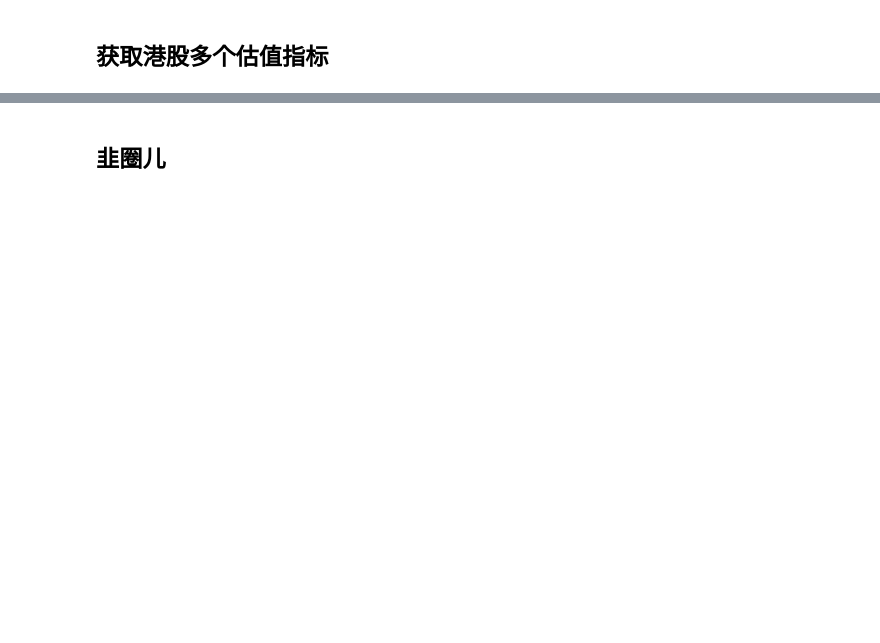
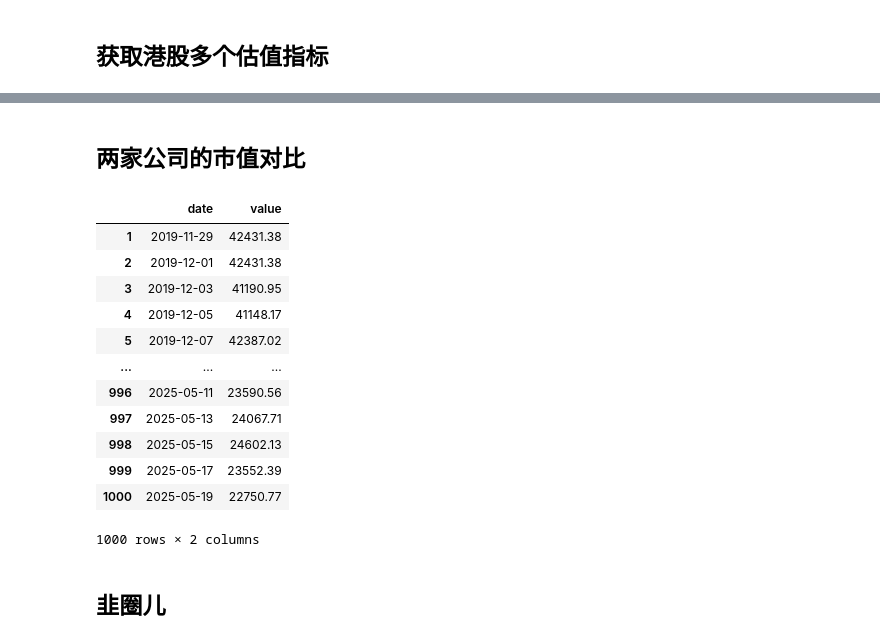
Before and after one commit to tcfh2016/knowledge-map, a Jupyter notebook: Finance/FinTech/akshare/估值指标/akshare_eva.ipynb, the cells around one changed output, grey strips where cells are left out. Drawn from its saved outputs; the diff is of its cells as text; code cells hidden in the pictures; blank space fills up the shorter version.

```diff
--- a/Finance/FinTech/akshare/估值指标/akshare_eva.ipynb
+++ b/Finance/FinTech/akshare/估值指标/akshare_eva.ipynb
@@ -38,0 +53,21 @@ df.plot(figsize=(12, 9), secondary_y=['市盈率(TTM)', '市净率'])
+# %% [markdown]
+## 两家公司的市值对比
+# %%
+df = ak.stock_hk_valuation_baidu(symbol='09988', indicator='总市值', period='全部')
+df['date'] = pd.to_datetime(df['date'])
+df = df[df['date'] > '2019-11-27']
+df
+# %% [output]
+|  | date | value |
+| 1 | 2019-11-29 | 42431.38 |
+| 2 | 2019-12-01 | 42431.38 |
+| 3 | 2019-12-03 | 41190.95 |
+| 4 | 2019-12-05 | 41148.17 |
+| 5 | 2019-12-07 | 42387.02 |
+| ... | ... | ... |
+| 996 | 2025-05-11 | 23590.56 |
+| 997 | 2025-05-13 | 24067.71 |
+| 998 | 2025-05-15 | 24602.13 |
+| 999 | 2025-05-17 | 23552.39 |
+| 1000 | 2025-05-19 | 22750.77 |
+1000 rows × 2 columns
```
Also changed, not shown: parts of 5 cells of this notebook, 2 other files.
